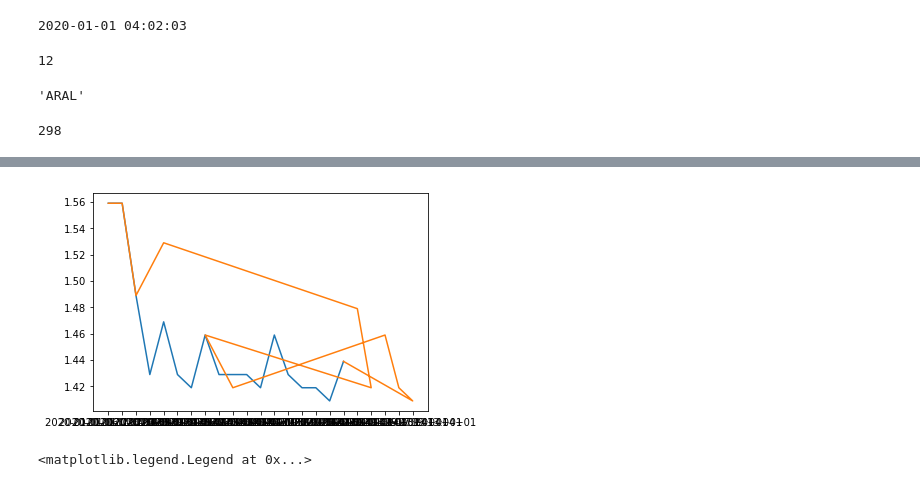
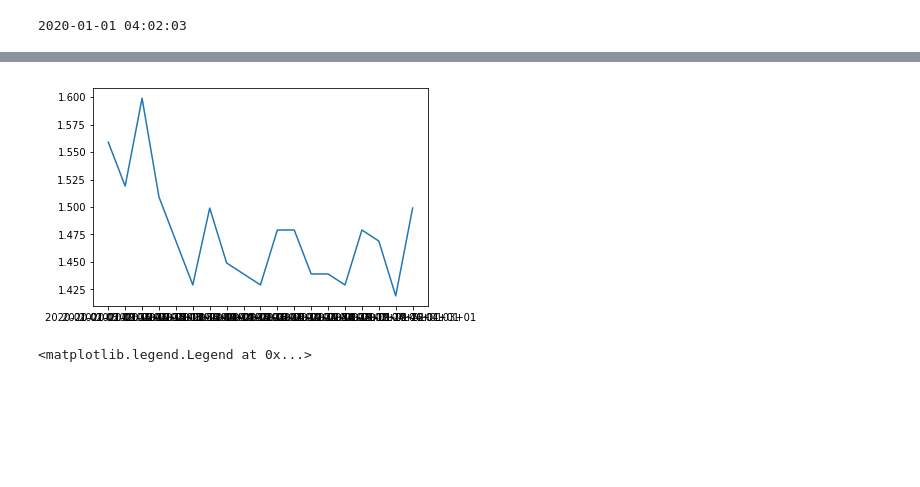
Before and after one commit to grevtsovkirill/GasAnalysis, a Jupyter notebook: GasAnalysis.ipynb, the cells around one changed output, grey strips where cells are left out. Cells and saved outputs as stored; diff of their text form; code cells hidden in the pictures; blank space fills up the shorter version.

```diff
--- a/GasAnalysis.ipynb
+++ b/GasAnalysis.ipynb
@@ -158,15 +70,3 @@ selected_prices.date.applymap(dt_conv)
 # %%
 df=selected_prices.loc[selected_prices.station_uuid=="95b23160-eeb2-440f-adc4-245238f24e42"]
 #plot(figsize = (12,6))
-# %%
-len(df)
-# %% [output]
-12
-# %%
-df['station_name'].values[0]
-# %% [output]
-'ARAL'
-# %%
-len(selected_prices.station_uuid)
-# %% [output]
-298
@@ -176,10 +73,8 @@ for i in stations_on_route.uuid[2:4]:
 # %%
 
-
+i="95b23160-eeb2-440f-adc4-245238f24e42"
 df = selected_prices.loc[selected_prices.station_uuid==i]
 df1 = df.sort_values('date', ascending=True)
-print(df1[:10])
-
 plt.plot(df1['date'], df1['e5'],label=df1['station_name'].values[0]+df1['station_address'].values[0])
 
 #plt.xticks(rotation='vertical')
@@ -205,4 +84,4 @@ plt.plot(df1['date'], df1['e5'],label=df1['station_name'].values[0]+df1['station
-[figure, old version]
+[figure, new version]
 # %%
 pricesproc=pd.read_csv("data/processed/2020/01/2020-01-01-prices.csv")
 # %%
```
Also changed, not shown: parts of 30 cells of this notebook.
